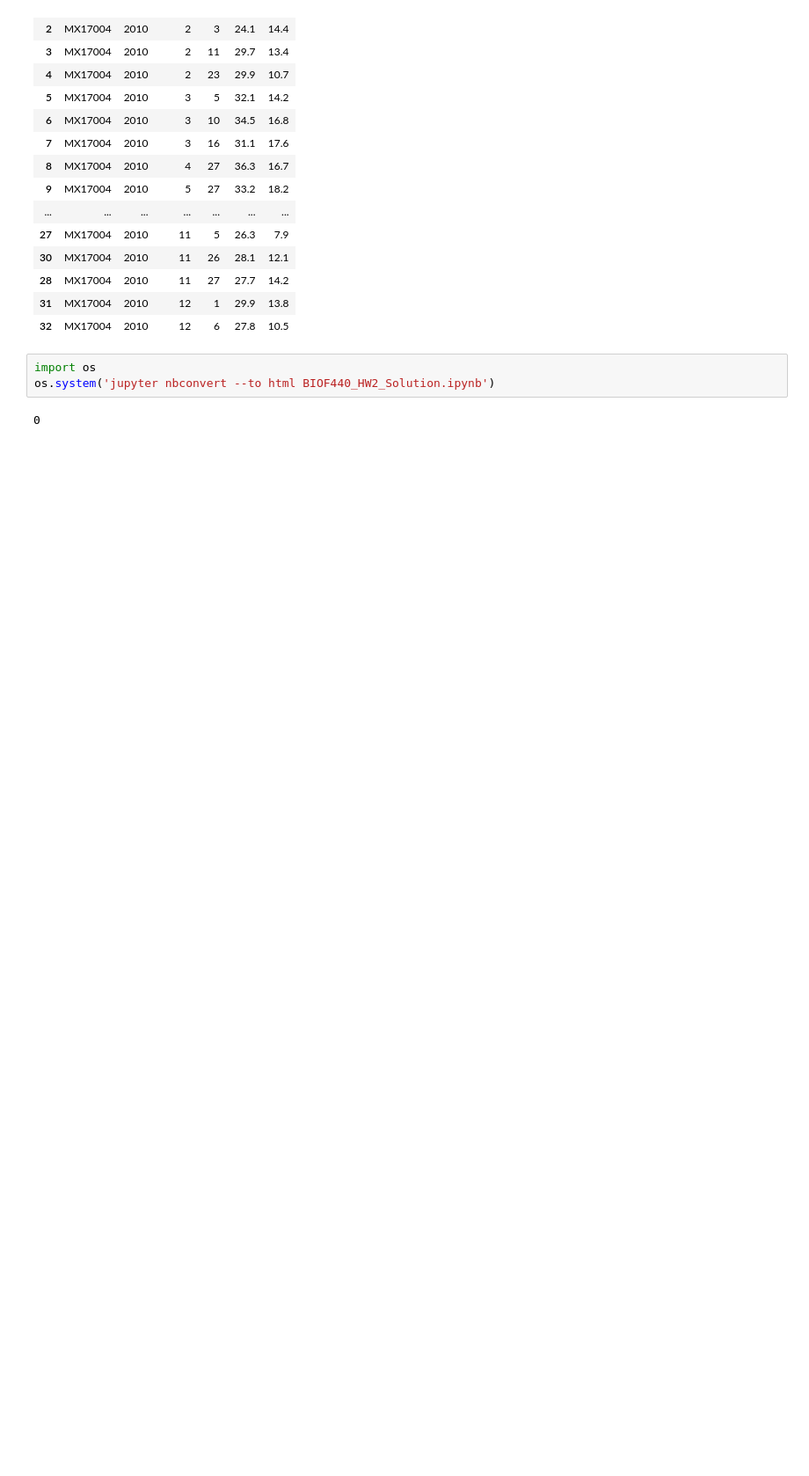
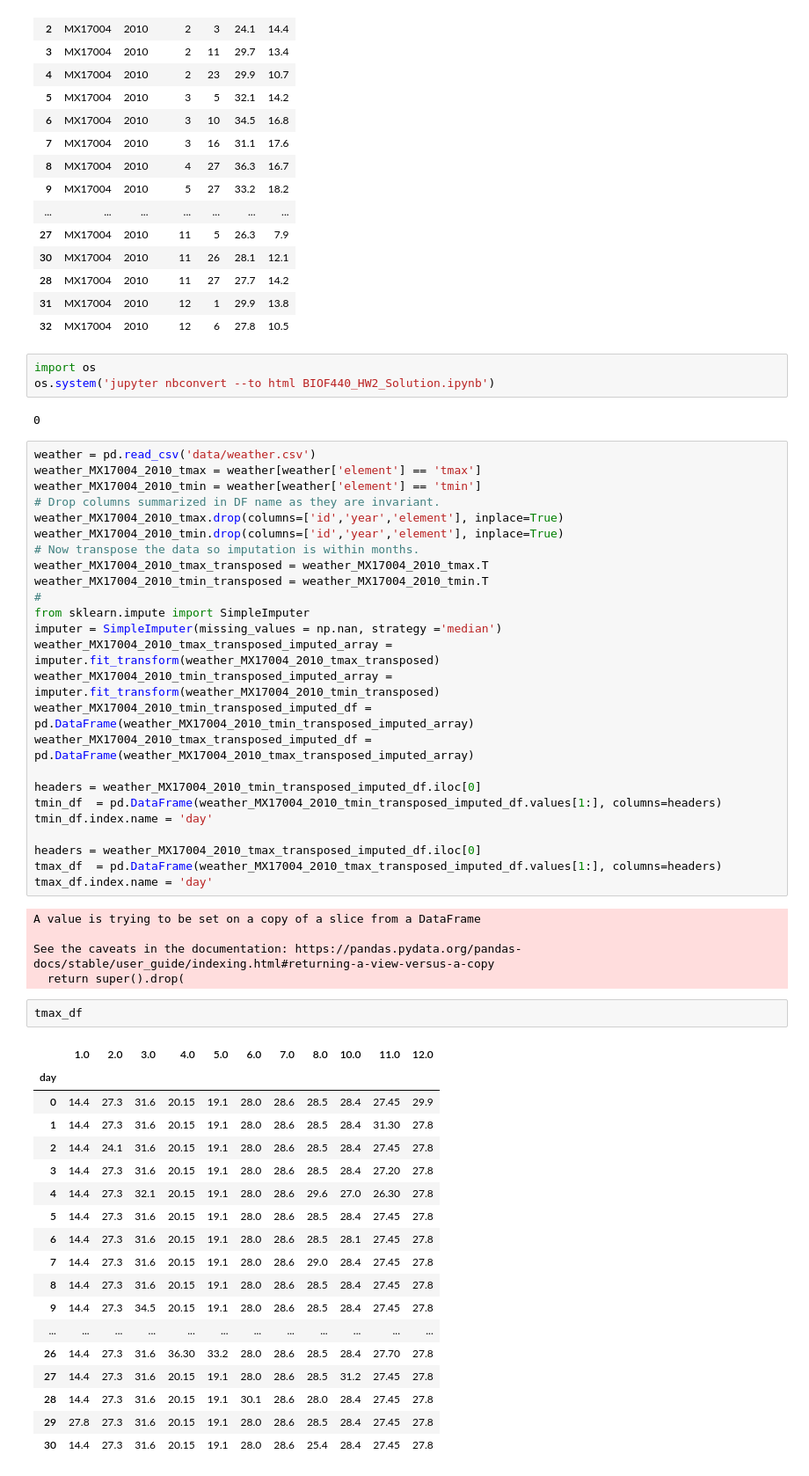
Before and after one commit to araastat/BIOF440, a Jupyter notebook: docs/assignments/week2/BIOF440_HW2_Solution.ipynb, the cells around one changed output. Shown at 88% size. Saved outputs shown, nothing was run; the diff lists cells and outputs as text; blank space fills up the shorter version.

```diff
--- a/docs/assignments/week2/BIOF440_HW2_Solution.ipynb
+++ b/docs/assignments/week2/BIOF440_HW2_Solution.ipynb
@@ -263,3 +297,54 @@ import os
 os.system('jupyter nbconvert --to html BIOF440_HW2_Solution.ipynb')
 # %% [output]
 0
+# %%
+weather = pd.read_csv('data/weather.csv')
+weather_MX17004_2010_tmax = weather[weather['element'] == 'tmax']
+weather_MX17004_2010_tmin = weather[weather['element'] == 'tmin']
+# Drop columns summarized in DF name as they are invariant.
+weather_MX17004_2010_tmax.drop(columns=['id','year','element'], inplace=True)
+weather_MX17004_2010_tmin.drop(columns=['id','year','element'], inplace=True)
+# Now transpose the data so imputation is within months.
+weather_MX17004_2010_tmax_transposed = weather_MX17004_2010_tmax.T
+weather_MX17004_2010_tmin_transposed = weather_MX17004_2010_tmin.T
+#
+from sklearn.impute import SimpleImputer
+imputer = SimpleImputer(missing_values = np.nan, strategy ='median')
+weather_MX17004_2010_tmax_transposed_imputed_array = imputer.fit_transform(weather_MX17004_2010_tmax_transposed)
+weather_MX17004_2010_tmin_transposed_imputed_array = imputer.fit_transform(weather_MX17004_2010_tmin_transposed)
+weather_MX17004_2010_tmin_transposed_imputed_df = pd.DataFrame(weather_MX17004_2010_tmin_transposed_imputed_array)
+weather_MX17004_2010_tmax_transposed_imputed_df = pd.DataFrame(weather_MX17004_2010_tmax_transposed_imputed_array)
+
+headers = weather_MX17004_2010_tmin_transposed_imputed_df.iloc[0]
+tmin_df  = pd.DataFrame(weather_MX17004_2010_tmin_transposed_imputed_df.values[1:], columns=headers)
+tmin_df.index.name = 'day'
+
+headers = weather_MX17004_2010_tmax_transposed_imputed_df.iloc[0]
+tmax_df  = pd.DataFrame(weather_MX17004_2010_tmax_transposed_imputed_df.values[1:], columns=headers)
+tmax_df.index.name = 'day'
+# %% [output]
+A value is trying to be set on a copy of a slice from a DataFrame
+
+See the caveats in the documentation: https://pandas.pydata.org/pandas-docs/stable/user_guide/indexing.html#returning-a-view-versus-a-copy
+  return super().drop(
+# %%
+tmax_df
+# %% [output]
+|  | 1.0 | 2.0 | 3.0 | 4.0 | 5.0 | 6.0 | 7.0 | 8.0 | 10.0 | 11.0 | 12.0 |
+| day |  |  |  |  |  |  |  |  |  |  |  |
+| 0 | 14.4 | 27.3 | 31.6 | 20.15 | 19.1 | 28.0 | 28.6 | 28.5 | 28.4 | 27.45 | 29.9 |
+| 1 | 14.4 | 27.3 | 31.6 | 20.15 | 19.1 | 28.0 | 28.6 | 28.5 | 28.4 | 31.30 | 27.8 |
+| 2 | 14.4 | 24.1 | 31.6 | 20.15 | 19.1 | 28.0 | 28.6 | 28.5 | 28.4 | 27.45 | 27.8 |
+| 3 | 14.4 | 27.3 | 31.6 | 20.15 | 19.1 | 28.0 | 28.6 | 28.5 | 28.4 | 27.20 | 27.8 |
+| 4 | 14.4 | 27.3 | 32.1 | 20.15 | 19.1 | 28.0 | 28.6 | 29.6 | 27.0 | 26.30 | 27.8 |
+| 5 | 14.4 | 27.3 | 31.6 | 20.15 | 19.1 | 28.0 | 28.6 | 28.5 | 28.4 | 27.45 | 27.8 |
+| 6 | 14.4 | 27.3 | 31.6 | 20.15 | 19.1 | 28.0 | 28.6 | 28.5 | 28.1 | 27.45 | 27.8 |
+| 7 | 14.4 | 27.3 | 31.6 | 20.15 | 19.1 | 28.0 | 28.6 | 29.0 | 28.4 | 27.45 | 27.8 |
+| 8 | 14.4 | 27.3 | 31.6 | 20.15 | 19.1 | 28.0 | 28.6 | 28.5 | 28.4 | 27.45 | 27.8 |
+| 9 | 14.4 | 27.3 | 34.5 | 20.15 | 19.1 | 28.0 | 28.6 | 28.5 | 28.4 | 27.45 | 27.8 |
+| ... | ... | ... | ... | ... | ... | ... | ... | ... | ... | ... | ... |
+| 26 | 14.4 | 27.3 | 31.6 | 36.30 | 33.2 | 28.0 | 28.6 | 28.5 | 28.4 | 27.70 | 27.8 |
+| 27 | 14.4 | 27.3 | 31.6 | 20.15 | 19.1 | 28.0 | 28.6 | 28.5 | 31.2 | 27.45 | 27.8 |
+| 28 | 14.4 | 27.3 | 31.6 | 20.15 | 19.1 | 30.1 | 28.6 | 28.0 | 28.4 | 27.45 | 27.8 |
+| 29 | 27.8 | 27.3 | 31.6 | 20.15 | 19.1 | 28.0 | 28.6 | 28.5 | 28.4 | 27.45 | 27.8 |
+| 30 | 14.4 | 27.3 | 31.6 | 20.15 | 19.1 | 28.0 | 28.6 | 25.4 | 28.4 | 27.45 | 27.8 |
```
Also changed, not shown: parts of 7 cells of this notebook, 4 other files.
